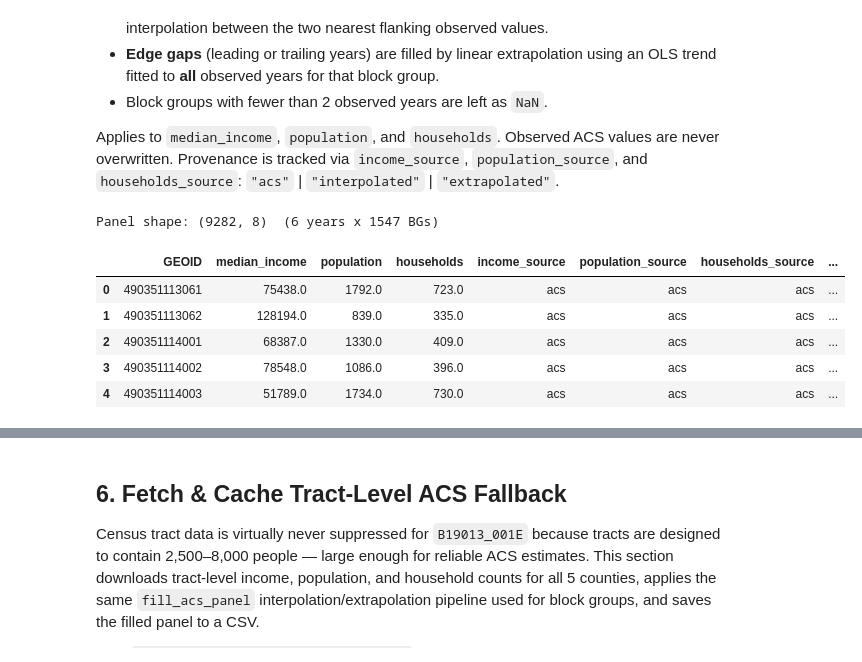
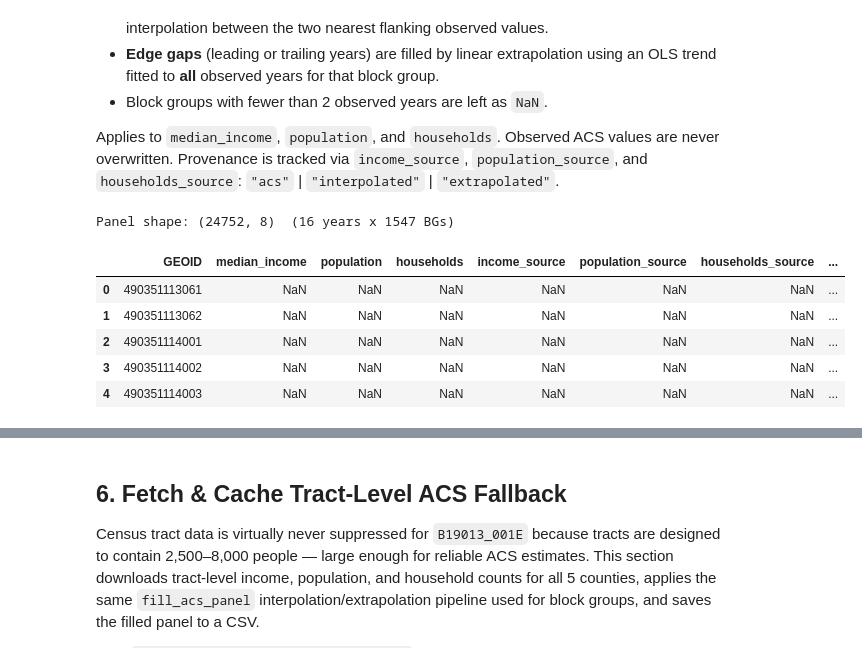
Before and after one commit to WFRCAnalytics/DATA-Regional-Metrics-Dashboard, a Jupyter notebook: housing-plus-transportation/Process-GPI-TDM-HT-by-City.ipynb, the cells around one changed output, grey strips where cells are left out. Saved outputs shown, nothing was run; the diff lists cells and outputs as text; code cells hidden in the pictures.

Commit message:
fetch median income since 2009

```diff
--- a/housing-plus-transportation/Process-GPI-TDM-HT-by-City.ipynb
+++ b/housing-plus-transportation/Process-GPI-TDM-HT-by-City.ipynb
@@ -106,6 +108,8 @@ HT_INCOME_CONFIG = {
     "pygris_cache": True,
     "share_scale": "0-1",
     "city_key": "CITYAREA",
+    # ── ACS year range (independent of H+T CSV) ──────────────────────────────
+    "acs_start_year": 2009,  # Earliest ACS 5-year API vintage
     # ── County name → FIPS lookup (matches "County" column in H+T CSV) ──────────
     "county_name_to_fips": {
         "Box Elder": "49003",
@@ -274,6 +278,13 @@ target_years = sorted(
 if HT_INCOME_CONFIG["target_years_override"] is not None:
     target_years = HT_INCOME_CONFIG["target_years_override"]
 
-print("Detected H+T years:", target_years)
-print("Using override    :", HT_INCOME_CONFIG["target_years_override"] is not None)
+# ACS years: 2009 (earliest ACS 5-yr API vintage) through the latest H+T year.
+# Used for all ACS downloads so MEDINC is available for the full income time-series.
+acs_start = HT_INCOME_CONFIG["acs_start_year"]
+acs_end = max(target_years)
+acs_years = list(range(acs_start, acs_end + 1))
+
+print("Detected H+T years :", target_years)
+print("Using override     :", HT_INCOME_CONFIG["target_years_override"] is not None)
+print(f"ACS income years   : {acs_years[0]} – {acs_years[-1]}  ({len(acs_years)} years)")
 # %% [output]
@@ -370,7 +382,7 @@ handled in Section 5.
 bg_acs_by_year = {}
 acs_year_status = []
 
-for year in target_years:
+for year in acs_years:
     county_frames = []
     year_ok = True
     year_message = "ok"
@@ -513,34 +535,32 @@ never overwritten.  Provenance is tracked via `income_source`, `population_sourc
 # %%
 # Build a long panel (one row per GEOID x year) to drive the fill logic.
 acs_panel_parts = []
-for year in target_years:
+for year in acs_years:
     year_df = bg_acs_by_year[year][
         [
             HT_INCOME_CONFIG["bg_key"],
             "median_income",
             "population",
             "households",
             "income_source",
             "population_source",
             "households_source",
         ]
     ].copy()
     year_df["year"] = year
     acs_panel_parts.append(year_df)
 
 acs_panel_df = pd.concat(acs_panel_parts, ignore_index=True)
-print(
-    f"Panel shape: {acs_panel_df.shape}  ({len(target_years)} years x {len(block_groups_ref)} BGs)"
-)
+print(f"Panel shape: {acs_panel_df.shape}  ({len(acs_years)} years x {len(block_groups_ref)} BGs)")
 acs_panel_df.head()
 # %% [output]
-Panel shape: (9282, 8)  (6 years x 1547 BGs)
+Panel shape: (24752, 8)  (16 years x 1547 BGs)
 |  | GEOID | median_income | population | households | income_source | population_source | households_source | ... |
-| 0 | 490351113061 | 75438.0 | 1792.0 | 723.0 | acs | acs | acs | ... |
-| 1 | 490351113062 | 128194.0 | 839.0 | 335.0 | acs | acs | acs | ... |
-| 2 | 490351114001 | 68387.0 | 1330.0 | 409.0 | acs | acs | acs | ... |
-| 3 | 490351114002 | 78548.0 | 1086.0 | 396.0 | acs | acs | acs | ... |
-| 4 | 490351114003 | 51789.0 | 1734.0 | 730.0 | acs | acs | acs | ... |
+| 0 | 490351113061 | NaN | NaN | NaN | NaN | NaN | NaN | ... |
+| 1 | 490351113062 | NaN | NaN | NaN | NaN | NaN | NaN | ... |
+| 2 | 490351114001 | NaN | NaN | NaN | NaN | NaN | NaN | ... |
+| 3 | 490351114002 | NaN | NaN | NaN | NaN | NaN | NaN | ... |
+| 4 | 490351114003 | NaN | NaN | NaN | NaN | NaN | NaN | ... |
 # %%
 # Run fill_acs_panel on the block-group panel.
 # The helper handles all three variables in one pass — see Section 1 for the full docstring.
```
Also changed, not shown: parts of 26 cells of this notebook, 3 other files.
